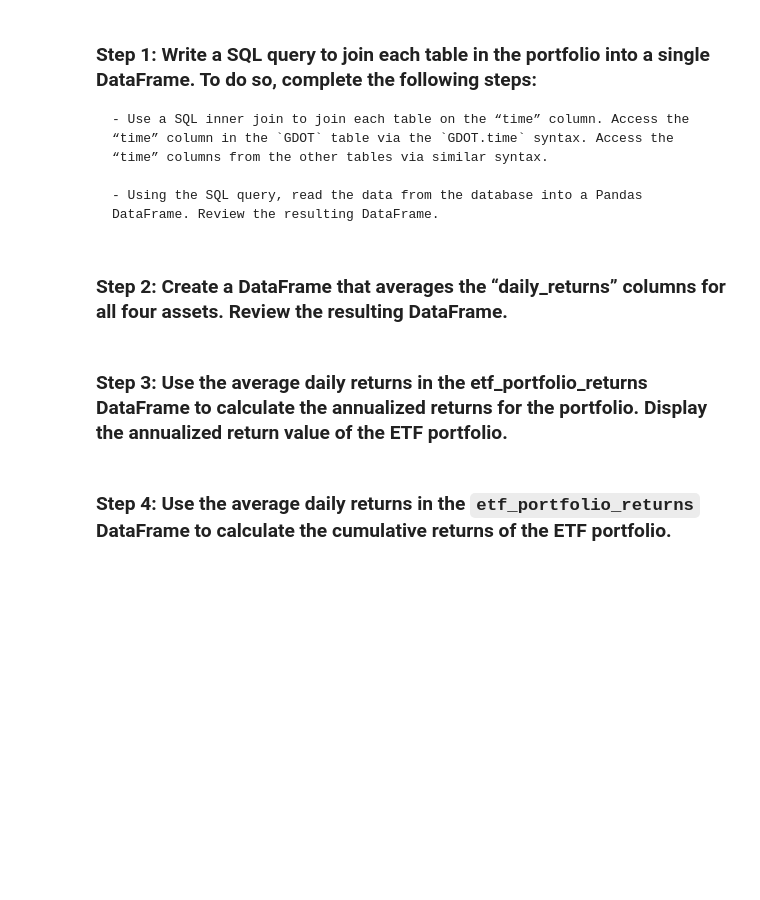
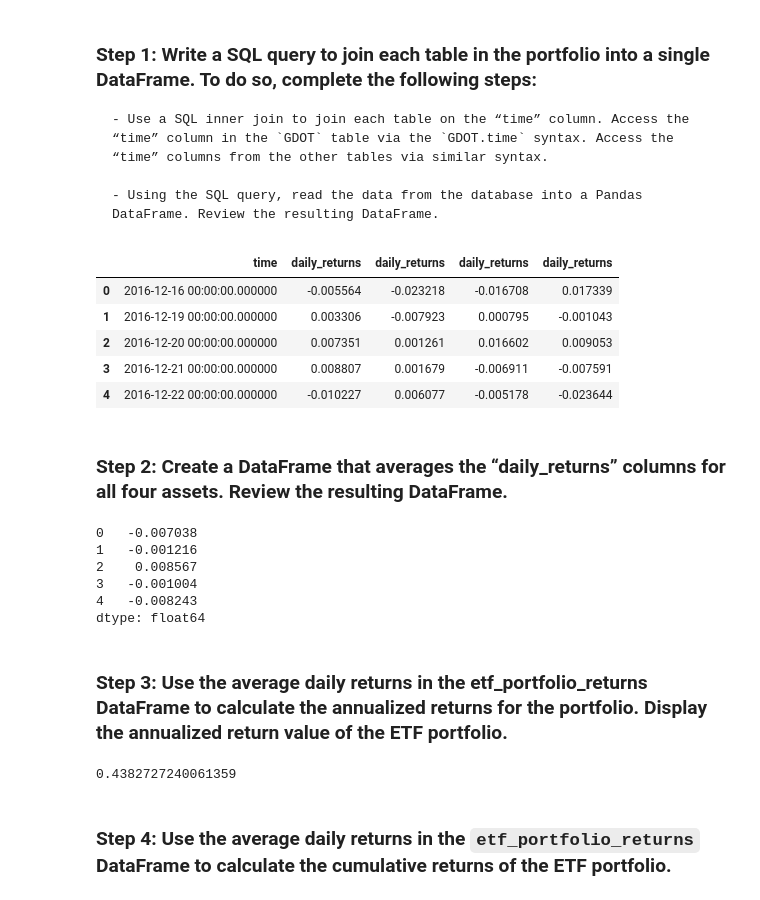
Before and after one commit to Leblanke93/Challenge-07, a Jupyter notebook: etf_analyzer.ipynb, the cells around one changed output. Drawn from its saved outputs; the diff is of its cells as text; code cells hidden in the pictures; blank space fills up the shorter version.

```diff
--- a/etf_analyzer.ipynb
+++ b/etf_analyzer.ipynb
@@ -268,30 +323,56 @@ Complete the following steps:
 # %%
 # Wreate a SQL query to join each table in the portfolio into a single DataFrame
 # Use the time column from each table as the basis for the join
-query = # YOUR CODE HERE
+query = f"""
+SELECT PYPL.time, PYPL.'daily_returns', GDOT.'daily_returns', GS.'daily_returns', SQ.'daily_returns'
+FROM PYPL
+LEFT JOIN GDOT ON PYPL.time = GDOT.time
+INNER JOIN GS
+ON GS.time = PYPL.time
+INNER JOIN SQ
+ON SQ.time = GS.time
+"""
 
 # Using the query, read the data from the database into a Pandas DataFrame
-etf_portfolio = # YOUR CODE HERE
+
+etf_portfolio = pd.read_sql_query(query, con=engine)
 
 # Review the resulting DataFrame
-# YOUR CODE HERE
+
+etf_portfolio.head()
+# %% [output]
+|  | time | daily_returns | daily_returns | daily_returns | daily_returns |
+| 0 | 2016-12-16 00:00:00.000000 | -0.005564 | -0.023218 | -0.016708 | 0.017339 |
+| 1 | 2016-12-19 00:00:00.000000 | 0.003306 | -0.007923 | 0.000795 | -0.001043 |
+| 2 | 2016-12-20 00:00:00.000000 | 0.007351 | 0.001261 | 0.016602 | 0.009053 |
+| 3 | 2016-12-21 00:00:00.000000 | 0.008807 | 0.001679 | -0.006911 | -0.007591 |
+| 4 | 2016-12-22 00:00:00.000000 | -0.010227 | 0.006077 | -0.005178 | -0.023644 |
 # %% [markdown]
 ### Step 2: Create a DataFrame that averages the “daily_returns” columns for all four assets. Review the resulting DataFrame.
 # %%
 # Create a DataFrame that displays the mean value of the “daily_returns” columns for all four assets.
-etf_portfolio_returns = # YOUR CODE HERE
-
+etf_portfolio_returns = etf_portfolio['daily_returns'].mean(axis=1)
 # Review the resulting DataFrame
-# YOUR CODE HERE
+etf_portfolio_returns.fillna(0, inplace=True)
+etf_portfolio_returns.head()
+# %% [output]
+0   -0.007038
+1   -0.001216
+2    0.008567
+3   -0.001004
+4   -0.008243
+dtype: float64
 # %% [markdown]
 ### Step 3: Use the average daily returns in the etf_portfolio_returns DataFrame to calculate the annualized returns for the portfolio. Display the annualized return value of the ETF portfolio.
 # %%
 # Use the average daily returns provided by the etf_portfolio_returns DataFrame
 # to calculate the annualized return for the portfolio.
-annualized_etf_portfolio_returns = # YOUR CODE HERE
+annualized_etf_portfolio_returns = etf_portfolio_returns.mean()*252
 
 # Display the annualized return value of the ETF portfolio.
-# YOUR CODE HERE
+annualized_etf_portfolio_returns
+# %% [output]
+0.4382727240061359
 # %% [markdown]
 ### Step 4: Use the average daily returns in the `etf_portfolio_returns` DataFrame to calculate the cumulative returns of the ETF portfolio.
 # %%
```
Also changed, not shown: parts of 10 cells of this notebook.
